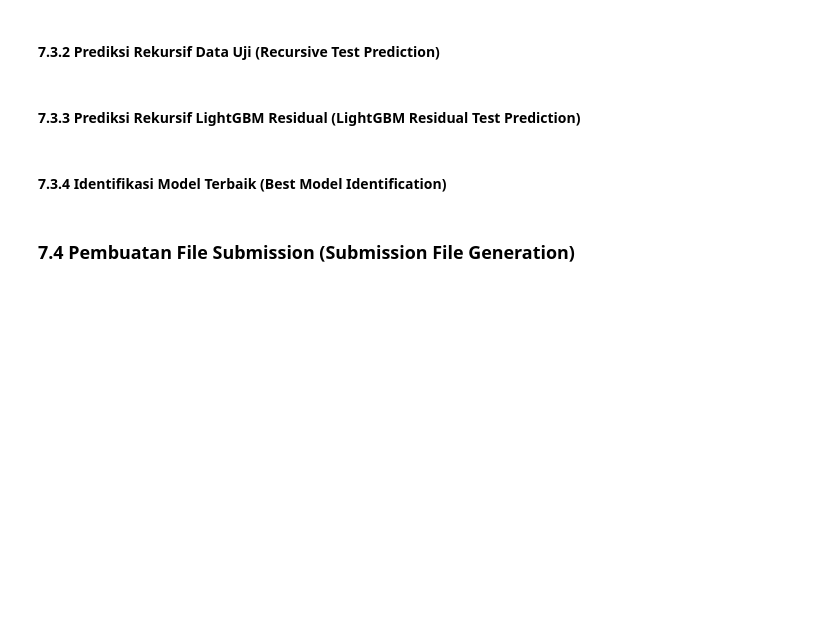
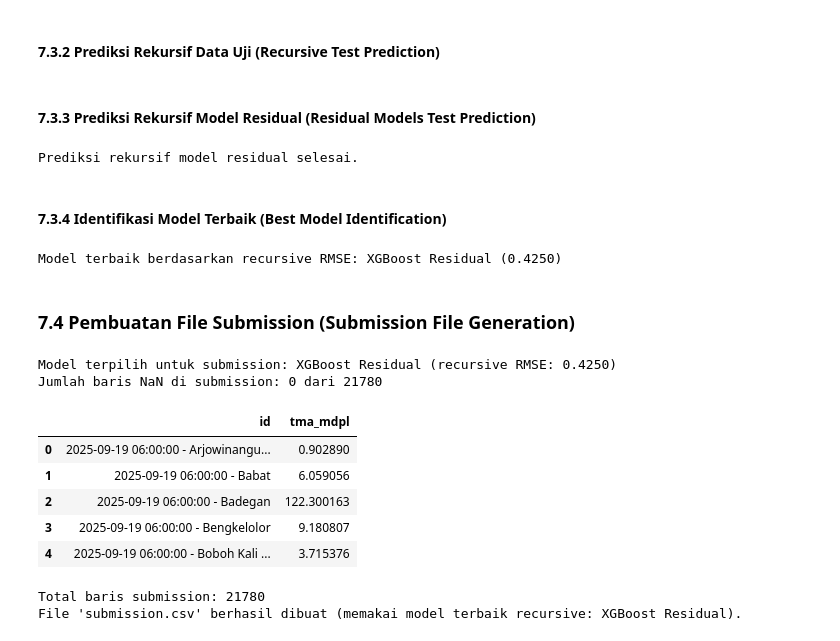
Before and after one commit to LeonArif/SSDS_Dikeri-Leon, a Jupyter notebook: ivant/notebook.ipynb, the cells around one changed output. Drawn from its saved outputs; the diff is of its cells as text; code cells hidden in the pictures; blank space fills up the shorter version.

```diff
--- a/ivant/notebook.ipynb
+++ b/ivant/notebook.ipynb
@@ -1409,23 +1704,36 @@ def recursive_predict_test(model, initial_history_map, predict_fn=None):
 
     return preds
 
+def predict_xgb_noPos(model, feat_df):
+    return model.predict(feat_df.drop(columns=['nama_pos'], errors='ignore'))
+
 preds_test = {
     'lgbm': recursive_predict_test(model_lgbm_final, base_history_map),
     'xgb': recursive_predict_test(model_xgb_final, base_history_map),
     'cat': recursive_predict_test(model_cat_final, base_history_map, predict_fn=predict_cat),
+    'xgb_noPos': recursive_predict_test(model_xgb_noPos_final, base_history_map, predict_fn=predict_xgb_noPos),
 }
-
-print('Prediksi rekursif untuk LGBM, XGB, dan CatBoost selesai.')
 # %% [markdown]
-#### 7.3.3 Prediksi Rekursif LightGBM Residual (LightGBM Residual Test Prediction)
+#### 7.3.3 Prediksi Rekursif Model Residual (Residual Models Test Prediction)
 # %%
 preds_test['lgbm_resid'] = recursive_predict_test(
     model_lgbm_resid_final,
     base_history_map,
     predict_fn=predict_lgbm_resid,
 )
-
-print('Prediksi rekursif LightGBM residual untuk seluruh periode test selesai.')
+preds_test['xgb_resid'] = recursive_predict_test(
+    model_xgb_resid_final,
+    base_history_map,
+    predict_fn=predict_xgb_resid,
+)
+preds_test['cat_resid'] = recursive_predict_test(
+    model_cat_resid_final,
+    base_history_map,
+    predict_fn=predict_cat_resid,
+)
+print('Prediksi rekursif model residual selesai.')
+# %% [output]
+Prediksi rekursif model residual selesai.
 # %% [markdown]
 #### 7.3.4 Identifikasi Model Terbaik (Best Model Identification)
 # %%
@@ -1434,6 +1742,9 @@ recursive_scores = {
     'xgb': rmse_recursive_xgb,
     'cat': rmse_recursive_cat,
     'lgbm_resid': rmse_recursive_lgbm_resid,
+    'xgb_resid': rmse_recursive_xgb_resid,
+    'cat_resid': rmse_recursive_cat_resid,
+    'xgb_noPos': rmse_recursive_xgb_noPos,
 }
 
 best_recursive_key = min(recursive_scores, key=recursive_scores.get)
@@ -1442,33 +1753,52 @@ recursive_name_map = {
     'xgb': 'XGBoost',
     'cat': 'CatBoost',
     'lgbm_resid': 'LightGBM Residual',
+    'xgb_resid': 'XGBoost Residual',
+    'cat_resid': 'CatBoost Residual',
+    'xgb_noPos': 'XGBoost No Station ID',
 }
 
 print(f"Model terbaik berdasarkan recursive RMSE: {recursive_name_map[best_recursive_key]} ({recursive_scores[best_recursive_key]:.4f})")
+# %% [output]
+Model terbaik berdasarkan recursive RMSE: XGBoost Residual (0.4250)
 # %% [markdown]
 ### 7.4 Pembuatan File Submission (Submission File Generation)
 # %%
 model_key_map = {
     'lgbm': 'LightGBM',
     'lgbm_resid': 'LightGBM Residual',
     'xgb': 'XGBoost',
+    'xgb_resid': 'XGBoost Residual',
     'cat': 'CatBoost',
+    'cat_resid': 'CatBoost Residual',
+    'xgb_noPos': 'XGBoost No Station ID',
 }
 
 best_key = best_recursive_key
 best_model_name = model_key_map[best_key]
 print(f"Model terpilih untuk submission: {best_model_name} (recursive RMSE: {recursive_scores[best_key]:.4f})")
 
 sub_rows = []
 for _, r in test_df_sorted.iterrows():
     key = (r['nama_pos'], r['datetime'])
     sub_rows.append({'id': r['id'], 'tma_mdpl': preds_test[best_key][key]})
 
 submission = pd.DataFrame(sub_rows)
 n_missing = submission['tma_mdpl'].isnull().sum()
 print(f'Jumlah baris NaN di submission: {n_missing} dari {len(submission)}')
 
 display(submission.head())
 print(f'\nTotal baris submission: {len(submission)}')
 submission.to_csv('submission.csv', index=False)
 print("File 'submission.csv' berhasil dibuat (memakai model terbaik recursive: " + best_model_name + ").")
+# %% [output]
+Model terpilih untuk submission: XGBoost Residual (recursive RMSE: 0.4250)
+Jumlah baris NaN di submission: 0 dari 21780
+|  | id | tma_mdpl |
+| 0 | 2025-09-19 06:00:00 - Arjowinangu... | 0.902890 |
+| 1 | 2025-09-19 06:00:00 - Babat | 6.059056 |
+| 2 | 2025-09-19 06:00:00 - Badegan | 122.300163 |
+| 3 | 2025-09-19 06:00:00 - Bengkelolor | 9.180807 |
+| 4 | 2025-09-19 06:00:00 - Boboh Kali ... | 3.715376 |
+Total baris submission: 21780
+File 'submission.csv' berhasil dibuat (memakai model terbaik recursive: XGBoost Residual).
```
Also changed, not shown: parts of 56 cells of this notebook, 8 other files.
